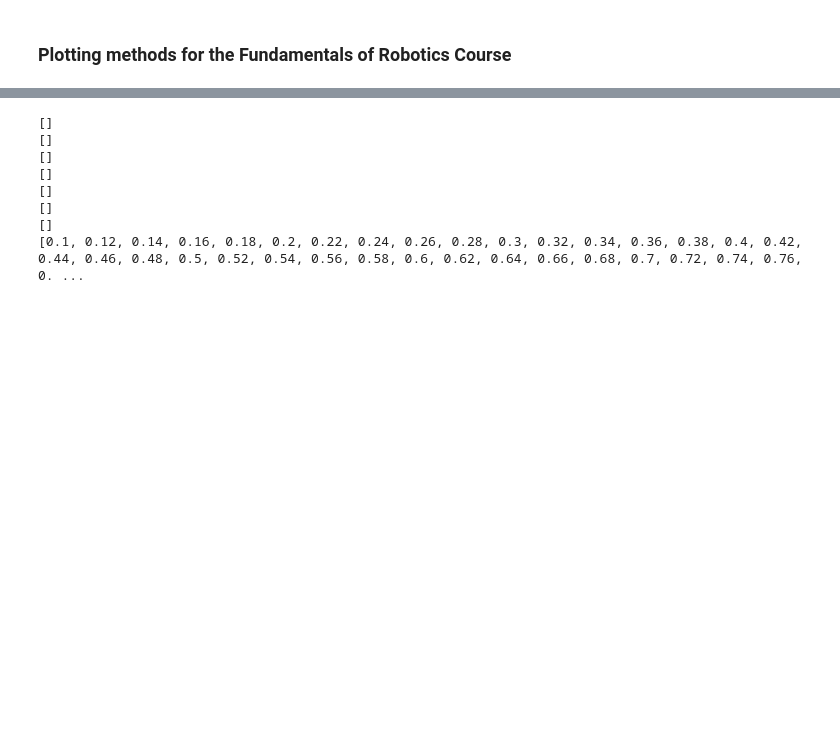
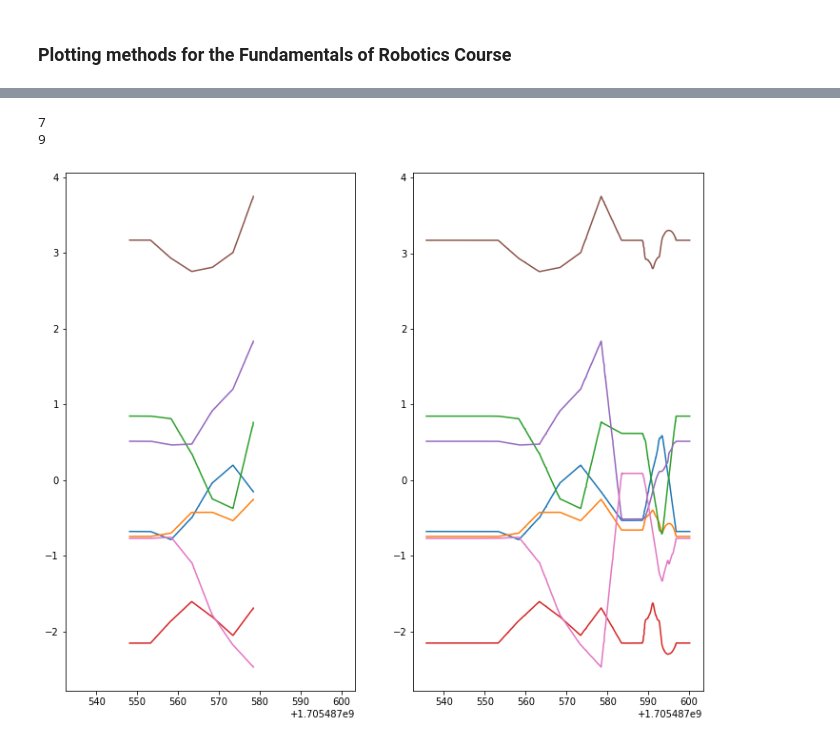
Before and after one commit to fzoric8/ros_utils, a Jupyter notebook: bags/for_plots.ipynb, the cells around one changed output, grey strips where cells are left out. Drawn from its saved outputs; the diff is of its cells as text; code cells hidden in the pictures; blank space fills up the shorter version.

```diff
--- a/bags/for_plots.ipynb
+++ b/bags/for_plots.ipynb
@@ -145,12 +184,8 @@ for i, t in enumerate(joint_trajectory['points']):
-# %%
-for key in parsed_trajectories.keys():
-    print(parsed_trajectories[f'{key}']['t'])
-# %% [output]
-[]
-[]
-[]
-[]
-[]
-[]
-[]
-[0.1, 0.12, 0.14, 0.16, 0.18, 0.2, 0.22, 0.24, 0.26, 0.28, 0.3, 0.32, 0.34, 0.36, 0.38, 0.4, 0.42, 0.44, 0.46, 0.48, 0.5, 0.52, 0.54, 0.56, 0.58, 0.6, 0.62, 0.64, 0.66, 0.68, 0.7, 0.72, 0.74, 0.76, 0. ...
+# %%
+q_p2p = parse_joint_states(p2p_joint_states)
+q_hocook = parse_joint_states(ho_cook_joint_states)
+plot_qs(q_p2p, q_hocook)
+# %% [output]
+7
+9
+[figure, added]
```
Also changed, not shown: parts of 7 cells of this notebook.
